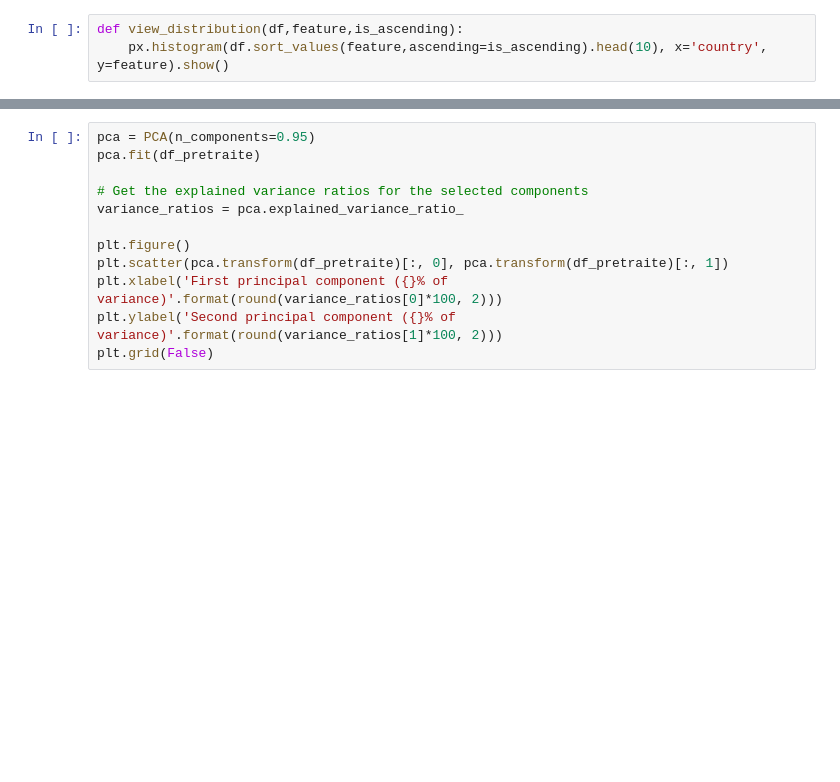
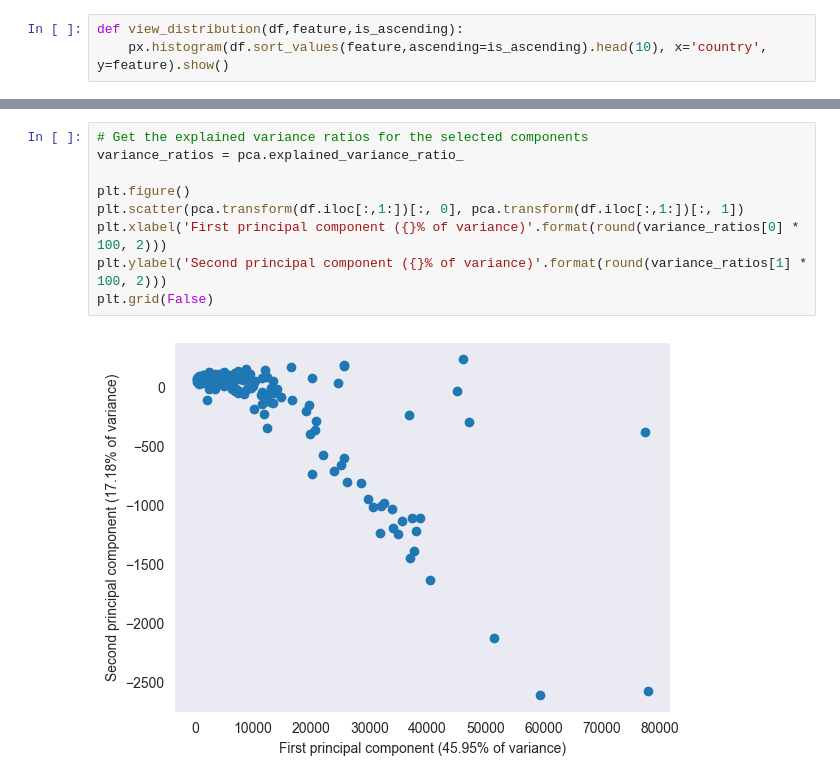
Before and after one commit to xerox123dshdhwx/Classification-Pays, a Jupyter notebook: note.ipynb, the cells around one changed output, grey strips where cells are left out. Cells and saved outputs as stored; diff of their text form; blank space fills up the shorter version.

```diff
--- a/note.ipynb
+++ b/note.ipynb
@@ -70,12 +144,11 @@ print(df_pretraite.to_string())
 # %%
-pca = PCA(n_components=0.95)
-pca.fit(df_pretraite)
-
 # Get the explained variance ratios for the selected components
 variance_ratios = pca.explained_variance_ratio_
 
 plt.figure()
-plt.scatter(pca.transform(df_pretraite)[:, 0], pca.transform(df_pretraite)[:, 1])
-plt.xlabel('First principal component ({}% of variance)'.format(round(variance_ratios[0]*100, 2)))
-plt.ylabel('Second principal component ({}% of variance)'.format(round(variance_ratios[1]*100, 2)))
+plt.scatter(pca.transform(df.iloc[:,1:])[:, 0], pca.transform(df.iloc[:,1:])[:, 1])
+plt.xlabel('First principal component ({}% of variance)'.format(round(variance_ratios[0] * 100, 2)))
+plt.ylabel('Second principal component ({}% of variance)'.format(round(variance_ratios[1] * 100, 2)))
 plt.grid(False)
+# %% [output]
+[figure, added]
```
Also changed, not shown: parts of 9 cells of this notebook.
